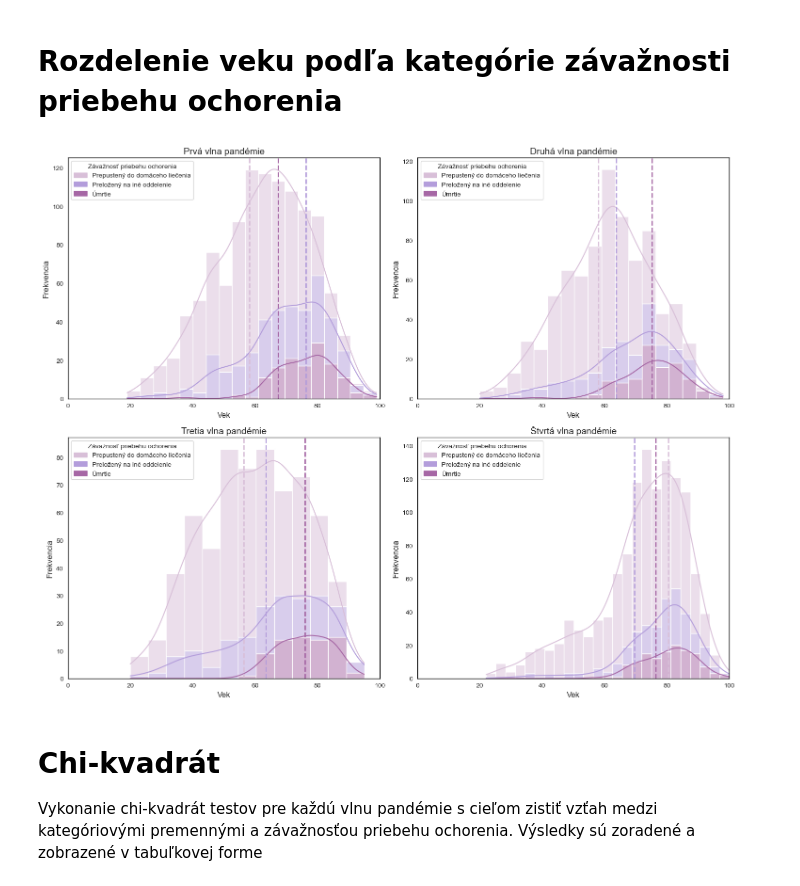
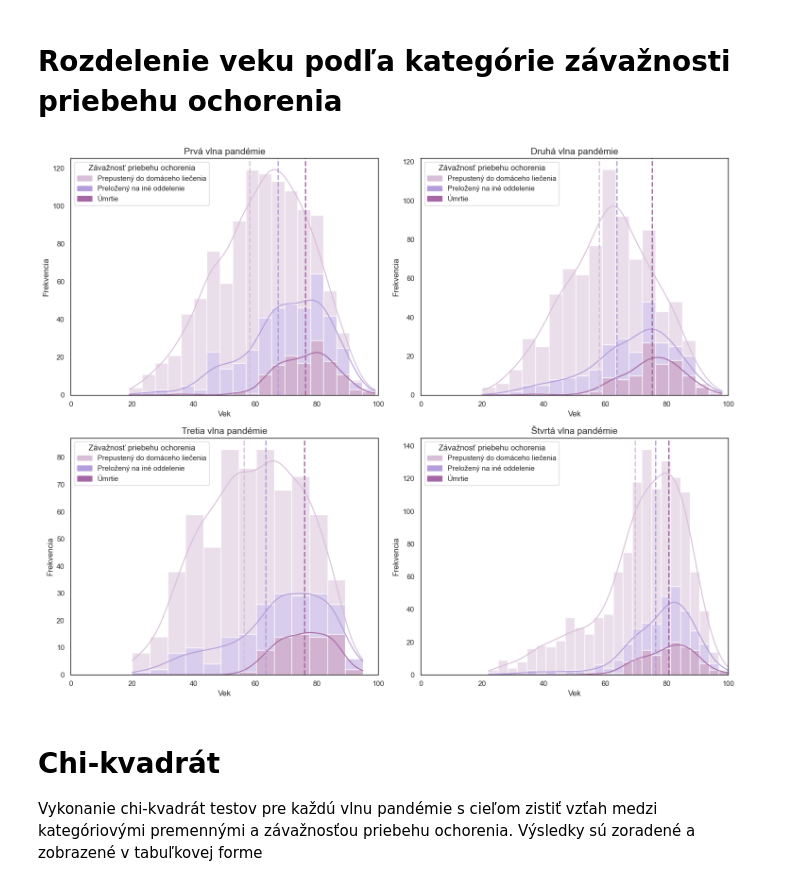
Before and after one commit to kkuichi/sc633zr, a Jupyter notebook: pochopenie_dat/pochopenie_dat.ipynb, the cells around one changed output. Cells and saved outputs as stored; diff of their text form; code cells hidden in the pictures.

```diff
--- a/pochopenie_dat/pochopenie_dat.ipynb
+++ b/pochopenie_dat/pochopenie_dat.ipynb
@@ -218,0 +223,16 @@ plt.show()
+# %%
+def anova_test(data, target_col='Závažnosť priebehu ochorenia'):
+    groups = [group['Vek'].dropna() for name, group in data.groupby(target_col)]
+    f_stat, p_value = f_oneway(*groups)
+    return f_stat, p_value
+
+
+results = {}
+for i, df in enumerate([data1, data2, data3, data4], start=1):
+    f_stat, p_val = anova_test(df)
+    results[f'Vlna {i}'] = {'F-statistika': f_stat, 'p-hodnota': p_val}
+
+# Výpis výsledkov
+for vlna, res in results.items():
+    significant = "Áno" if res['p-hodnota'] < 0.05 else "Nie"
+    print(f"{vlna}: F = {res['F-statistika']:.2e}, p = {res['p-hodnota']:.2e}, Významný rozdiel: {significant}")
@@ -221,61 +248,61 @@ plt.show()
 # %%
 datasets = [data1, data2, data3, data4]
 titles_sk = ['Prvá vlna pandémie', 'Druhá vlna pandémie', 'Tretia vlna pandémie', 'Štvrtá vlna pandémie']
 output_path = 'Rozdelenie_veku_podľa_kategórie_závažnosti.png'
 
-# Vytvorenie plochy pre 4 podgrafy (2x2)
 fig, axes = plt.subplots(2, 2, figsize=(15, 12))
 axes = axes.flatten()
 
-
-colors = ['#D8BFD8', '#B39DDB', '#a667a5']
-color_explanation = {
-    '#D8BFD8': 'Prepustený do domáceho liečenia',
-    '#B39DDB': 'Preložený na iné oddelenie',
-    '#a667a5': 'Úmrtie'
+severity_order = [1, 2, 3]
+severity_color_map = {
+    1: '#D8BFD8',
+    2: '#B39DDB',
+    3: '#a667a5'
+}
+severity_label_map = {
+    1: 'Prepustený do domáceho liečenia',
+    2: 'Preložený na iné oddelenie',
+    3: 'Úmrtie'
 }
 
-x_min = 0
-x_max = 100
+for i, df in enumerate(datasets):
+    df = df.dropna(subset=['Závažnosť priebehu ochorenia']).copy()
+    df['Závažnosť priebehu ochorenia'] = pd.Categorical(df['Závažnosť priebehu ochorenia'],
+                                                        categories=severity_order, ordered=True)
 
-#Pre každý dataset (vlnu) sa vytvára jeden histogram
-for i, df in enumerate(datasets):
-    df = df.dropna(subset=['Závažnosť priebehu ochorenia'])
+    palette = [severity_color_map[category] for category in severity_order if category in df['Závažnosť priebehu ochorenia'].unique()]
 
-    sns.histplot(data=df, x='Vek', hue='Závažnosť priebehu ochorenia', multiple='stack', kde=True,
-                 palette=sns.color_palette(colors[:df['Závažnosť priebehu ochorenia'].nunique()]), ax=axes[i])
+    sns.histplot(data=df, x='Vek', hue='Závažnosť priebehu ochorenia',
+                 multiple='stack', kde=True, palette=palette, ax=axes[i])
 
-    axes[i].set_title(f'{titles_sk[i]}', fontsize=14)
+    axes[i].set_title(titles_sk[i], fontsize=14)
     axes[i].set_xlabel('Vek', fontsize=12)
     axes[i].set_ylabel('Frekvencia', fontsize=12)
+    axes[i].set_xlim(0, 100)
 
- #Legenda podľa definovaných farieb a ich významu
-    handles = [plt.Rectangle((0, 0), 1, 1, color=color) for color in colors[:df['Závažnosť priebehu ochorenia'].nunique()]]
-    labels = [color_explanation.get(color, f"Neznáma farba: {color}") for color in colors[:df['Závažnosť priebehu ochorenia'].nunique()]]
+    # Legenda
+    handles = [plt.Rectangle((0, 0), 1, 1, color=severity_color_map[category])
+    for category in severity_order if category in df['Závažnosť priebehu ochorenia'].unique()]
+    labels = [severity_label_map[category] for category in severity_order if category in df['Závažnosť priebehu ochorenia'].unique()]
+    axes[i].legend(handles, labels, title='Závažnosť priebehu ochorenia', frameon=True, facecolor='white')
 
-    axes[i].legend(handles, labels, title='Závažnosť priebehu ochorenia', frameon=True, facecolor='white')
-    axes[i].set_xlim(x_min, x_max)
+    # Vertikálne čiary pre priemerný vek
+    for category in severity_order:
+        if category in df['Závažnosť priebehu ochorenia'].unique():
+            mean_age = df[df['Závažnosť priebehu ochorenia'] == category]['Vek'].mean()
+            axes[i].axvline(mean_age, color=severity_color_map[category], linestyle='--', linewidth=2)
 
-
-#Pridanie zvislej čiary pre priemerný vek v každej kategórii závažnosti
-    for severity in df['Závažnosť priebehu ochorenia'].unique():
-        subset = df[df['Závažnosť priebehu ochorenia'] == severity]['Vek'].dropna()
-        mean_age = subset.mean()
-        severity_index = df['Závažnosť priebehu ochorenia'].unique().tolist().index(severity)
-        axes[i].axvline(mean_age, color=colors[severity_index], linestyle='--', linewidth=2)
-        axes[i].set_facecolor('white')
-        axes[i].grid(False)
-        for spine in axes[i].spines.values():
-            spine.set_color('black')
-            spine.set_linewidth(1)
-
-
+    axes[i].set_facecolor('white')
+    axes[i].grid(False)
+    for spine in axes[i].spines.values():
+        spine.set_color('black')
+        spine.set_linewidth(1)
 
 plt.tight_layout()
 plt.savefig(output_path)
 plt.show()
 # %% [output]
-[figure, old version]
+[figure, new version]
 # %% [markdown]
 # Сhi-kvadrát
  Vykonanie chi-kvadrát testov pre každú vlnu pandémie s cieľom zistiť vzťah medzi kategóriovými premennými a závažnosťou priebehu ochorenia. Výsledky sú zoradené a zobrazené v tabuľkovej forme
```
Also changed, not shown: parts of 12 cells of this notebook, 7 other files.
